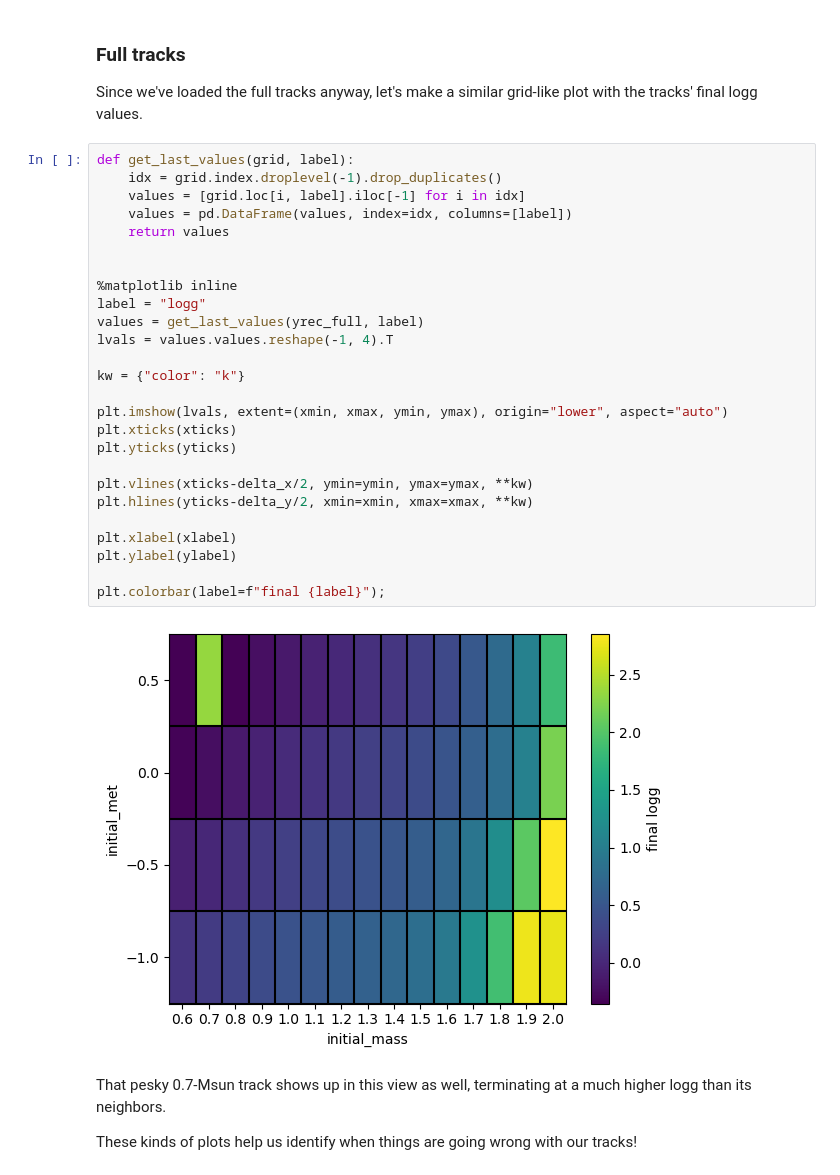
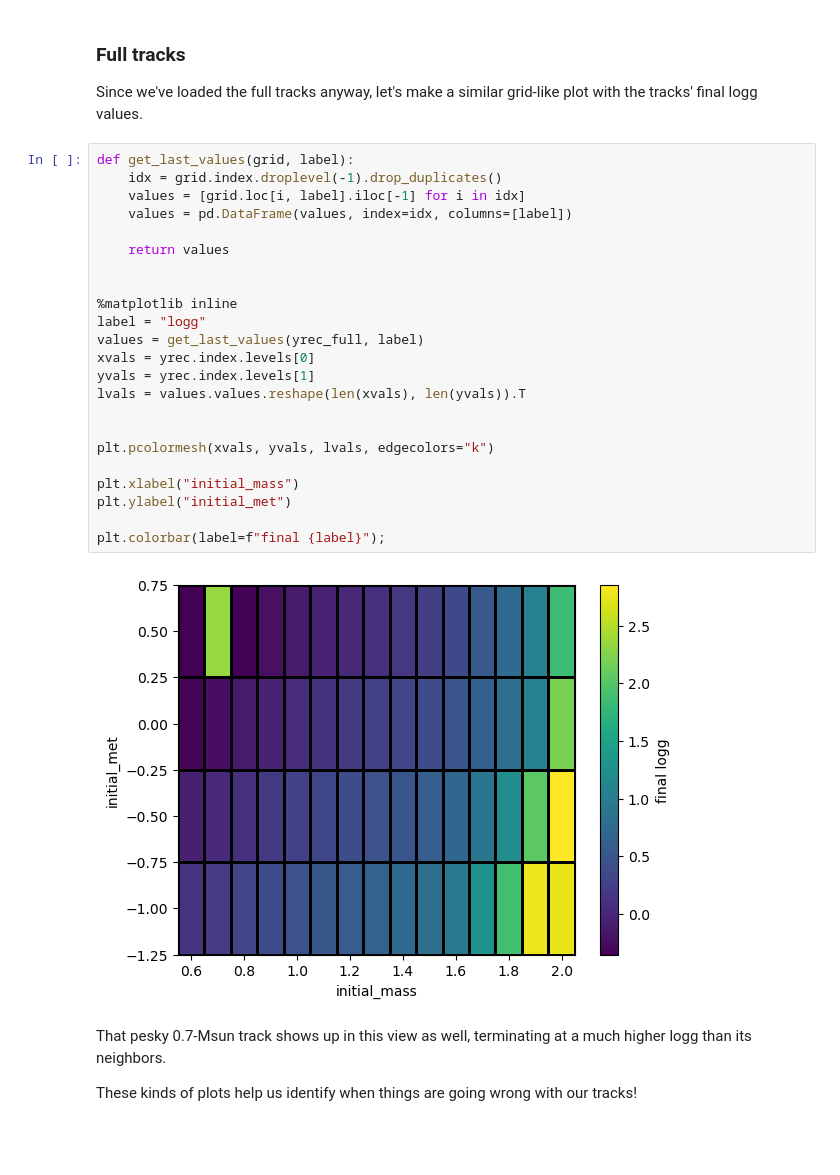
Before and after one commit to zclaytor/kiauhoku, a Jupyter notebook: notebooks/eep_track_lengths.ipynb, the cells around one changed output. Cells and saved outputs as stored; diff of their text form; blank space fills up the shorter version.

```diff
--- a/notebooks/eep_track_lengths.ipynb
+++ b/notebooks/eep_track_lengths.ipynb
@@ -91,31 +56,28 @@ Since we've loaded the full tracks anyway, let's make a similar grid-like plot w
 # %%
 def get_last_values(grid, label):
     idx = grid.index.droplevel(-1).drop_duplicates()
     values = [grid.loc[i, label].iloc[-1] for i in idx]
     values = pd.DataFrame(values, index=idx, columns=[label])
+
     return values
 
 
 %matplotlib inline
 label = "logg"
 values = get_last_values(yrec_full, label)
-lvals = values.values.reshape(-1, 4).T
+xvals = yrec.index.levels[0]
+yvals = yrec.index.levels[1]
+lvals = values.values.reshape(len(xvals), len(yvals)).T
 
-kw = {"color": "k"}
 
-plt.imshow(lvals, extent=(xmin, xmax, ymin, ymax), origin="lower", aspect="auto")
-plt.xticks(xticks)
-plt.yticks(yticks)
+plt.pcolormesh(xvals, yvals, lvals, edgecolors="k")
 
-plt.vlines(xticks-delta_x/2, ymin=ymin, ymax=ymax, **kw)
-plt.hlines(yticks-delta_y/2, xmin=xmin, xmax=xmax, **kw)
-
-plt.xlabel(xlabel)
-plt.ylabel(ylabel)
+plt.xlabel("initial_mass")
+plt.ylabel("initial_met")
 
 plt.colorbar(label=f"final {label}");
 # %% [output]
-[figure, old version]
+[figure, new version]
 # %% [markdown]
 That pesky 0.7-Msun track shows up in this view as well, terminating at a much higher logg than its neighbors.
 
```
Also changed, not shown: parts of 4 cells of this notebook, 1 other file.
